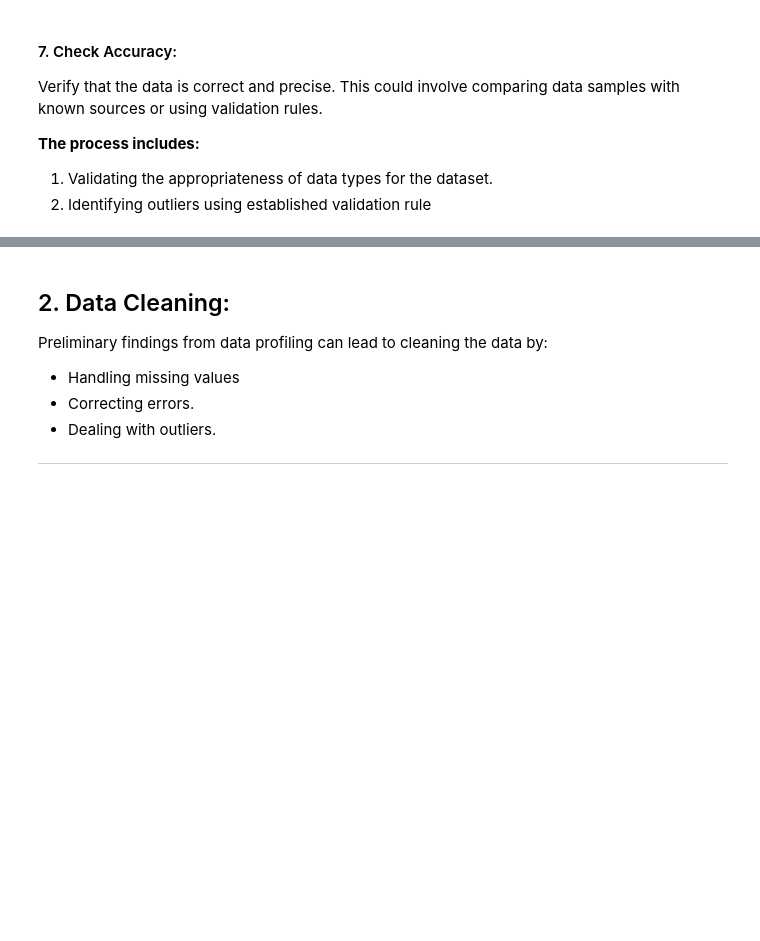
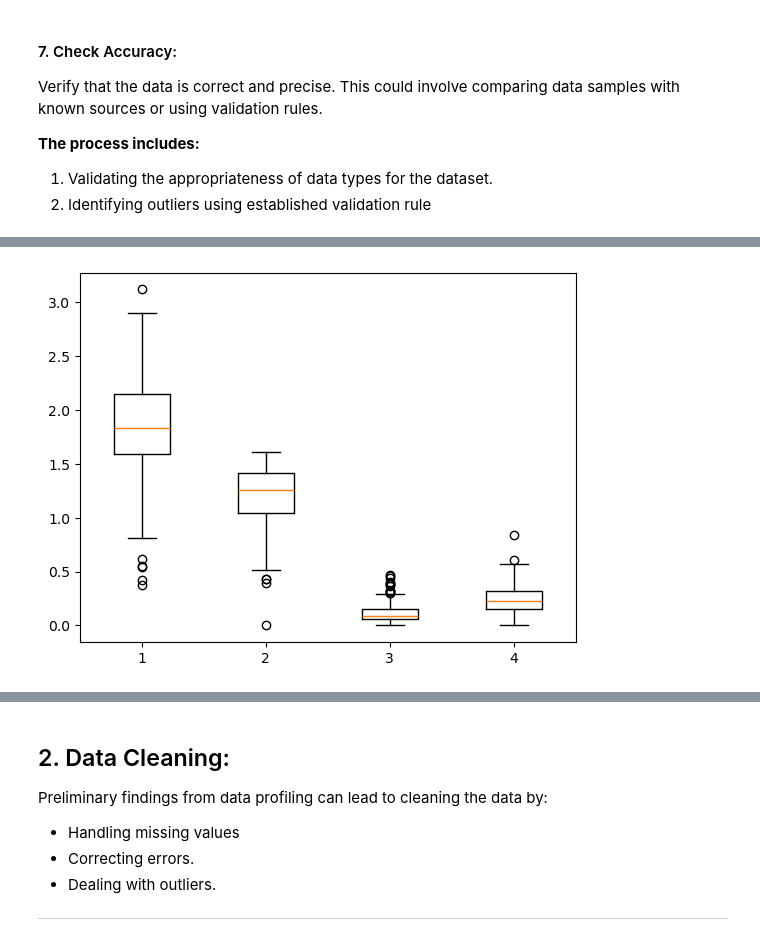
Before and after one commit to MubarakHus/Usecase-2, a Jupyter notebook: EDA explain template-Mubarak.ipynb, the cells around one changed output, grey strips where cells are left out. Cells and saved outputs as stored; diff of their text form; code cells hidden in the pictures; blank space fills up the shorter version.

```diff
--- a/EDA explain template-Mubarak.ipynb
+++ b/EDA explain template-Mubarak.ipynb
@@ -474,0 +519,5 @@ Verify that the data is correct and precise. This could involve comparing data s
+# %%
+plt.boxplot(df_2017[["Dystopia.Residual", "Family", "Trust..Government.Corruption.", "Generosity"]])
+plt.show()
+# %% [output]
+[figure, added]
```
Also changed, not shown: parts of 10 cells of this notebook.
